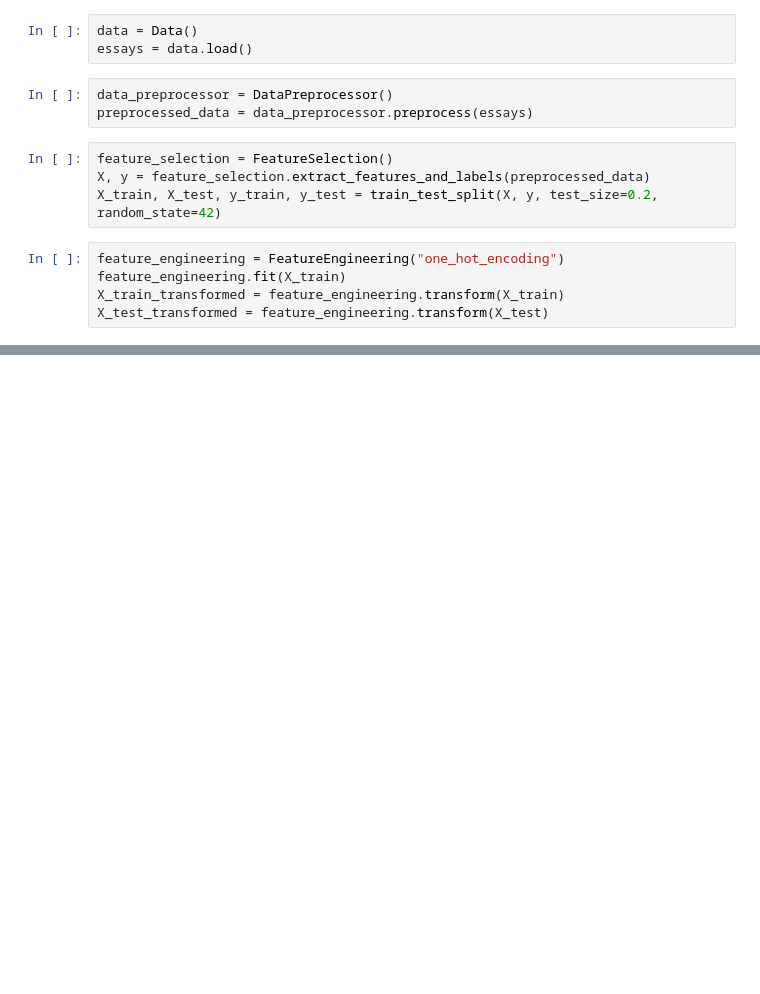
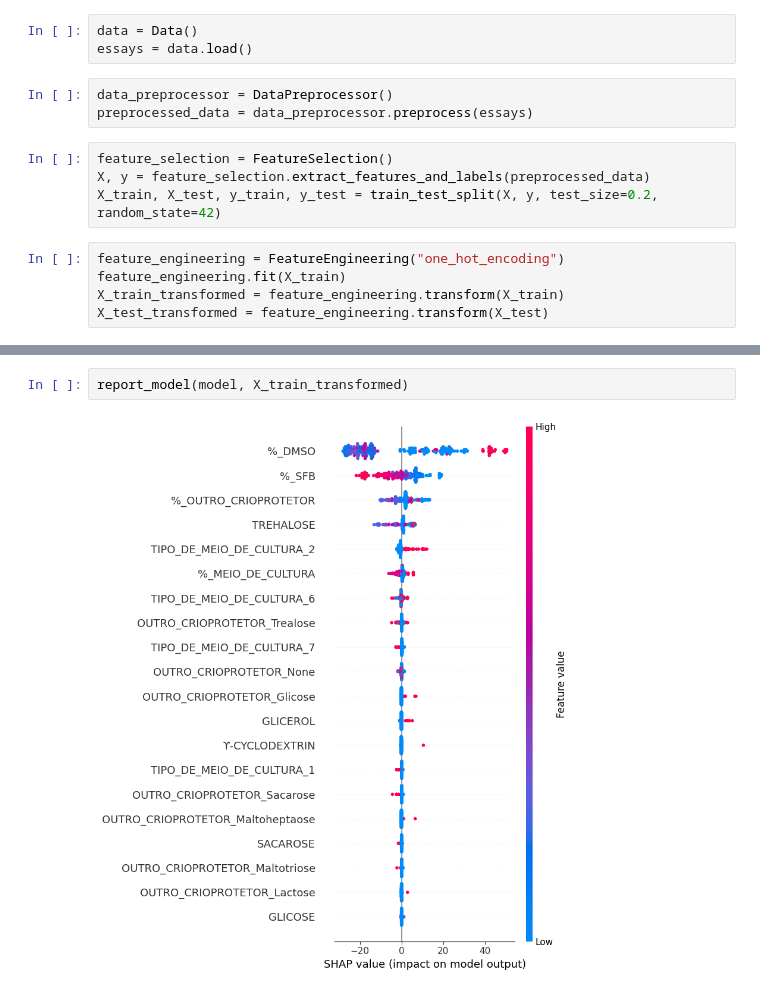
Before and after one commit to victormaricato/hepatocytes-crypreservation-solutions, a Jupyter notebook: notebooks/Hepatocytes Cryopreservation Solution Optimization.ipynb, the cells around one changed output, grey strips where cells are left out. Drawn from its saved outputs; the diff is of its cells as text; blank space fills up the shorter version.

```diff
--- a/notebooks/Hepatocytes Cryopreservation Solution Optimization.ipynb
+++ b/notebooks/Hepatocytes Cryopreservation Solution Optimization.ipynb
@@ -77,0 +82,4 @@ genetic_algorithm.show_history()
+# %%
+report_model(model, X_train_transformed)
+# %% [output]
+[figure, added]
```
Also changed, not shown: parts of 6 cells of this notebook, 4 other files.
